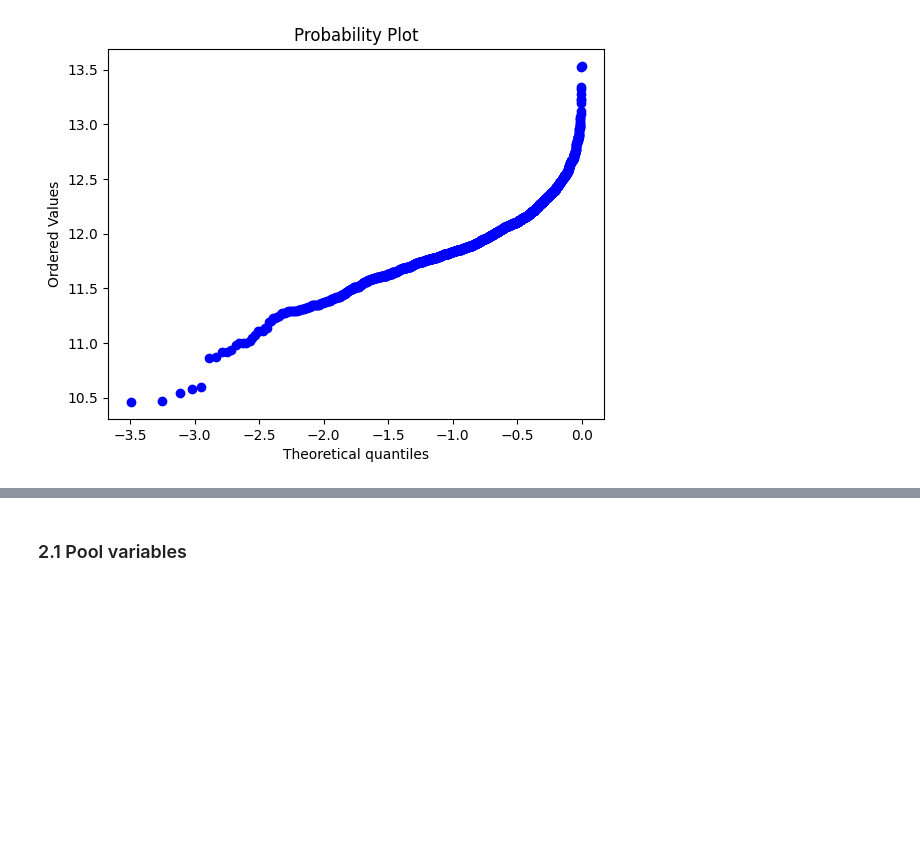
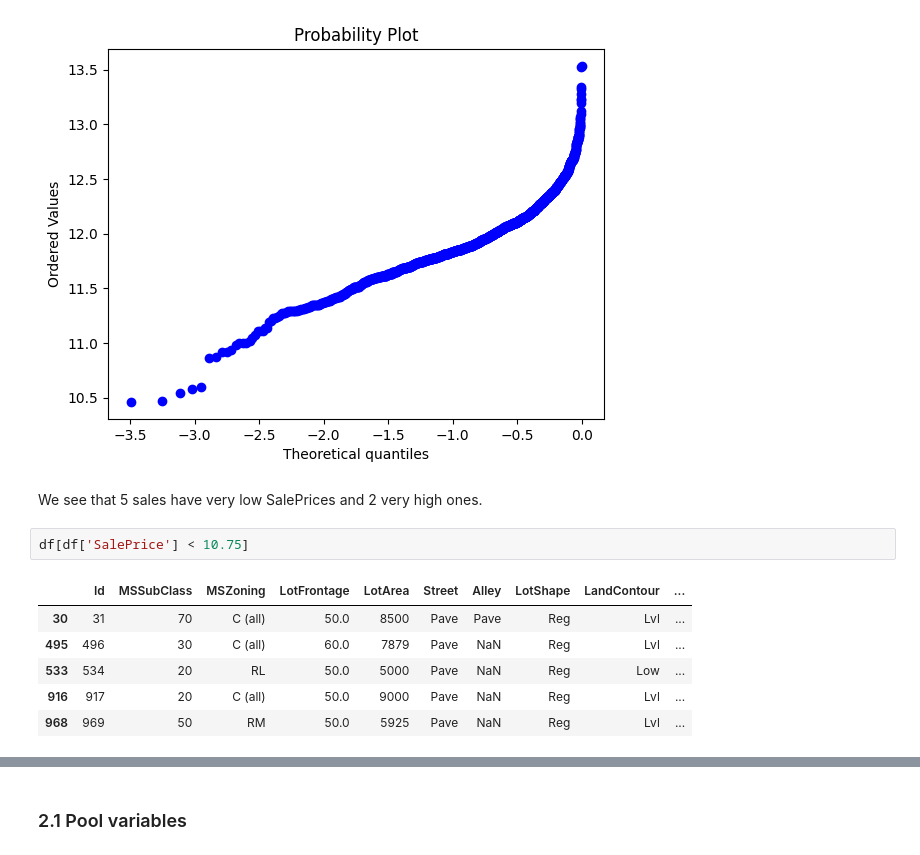
Before and after one commit to jmballard/Kaggle_HousePrice, a Jupyter notebook: analysis_notebook.ipynb, the cells around one changed output, grey strips where cells are left out. Saved outputs shown, nothing was run; the diff lists cells and outputs as text; blank space fills up the shorter version.

```diff
--- a/analysis_notebook.ipynb
+++ b/analysis_notebook.ipynb
@@ -120,3 +242,14 @@ stats.probplot(
 pylab.show()
 # %% [output]
 [figure]
+# %% [markdown]
+We see that 5 sales have very low SalePrices and 2 very high ones.
+# %%
+df[df['SalePrice'] < 10.75]
+# %% [output]
+|  | Id | MSSubClass | MSZoning | LotFrontage | LotArea | Street | Alley | LotShape | LandContour | ... |
+| 30 | 31 | 70 | C (all) | 50.0 | 8500 | Pave | Pave | Reg | Lvl | ... |
+| 495 | 496 | 30 | C (all) | 60.0 | 7879 | Pave | NaN | Reg | Lvl | ... |
+| 533 | 534 | 20 | RL | 50.0 | 5000 | Pave | NaN | Reg | Low | ... |
+| 916 | 917 | 20 | C (all) | 50.0 | 9000 | Pave | NaN | Reg | Lvl | ... |
+| 968 | 969 | 50 | RM | 50.0 | 5925 | Pave | NaN | Reg | Lvl | ... |
```
Also changed, not shown: parts of 88 cells of this notebook, 3 other files.
